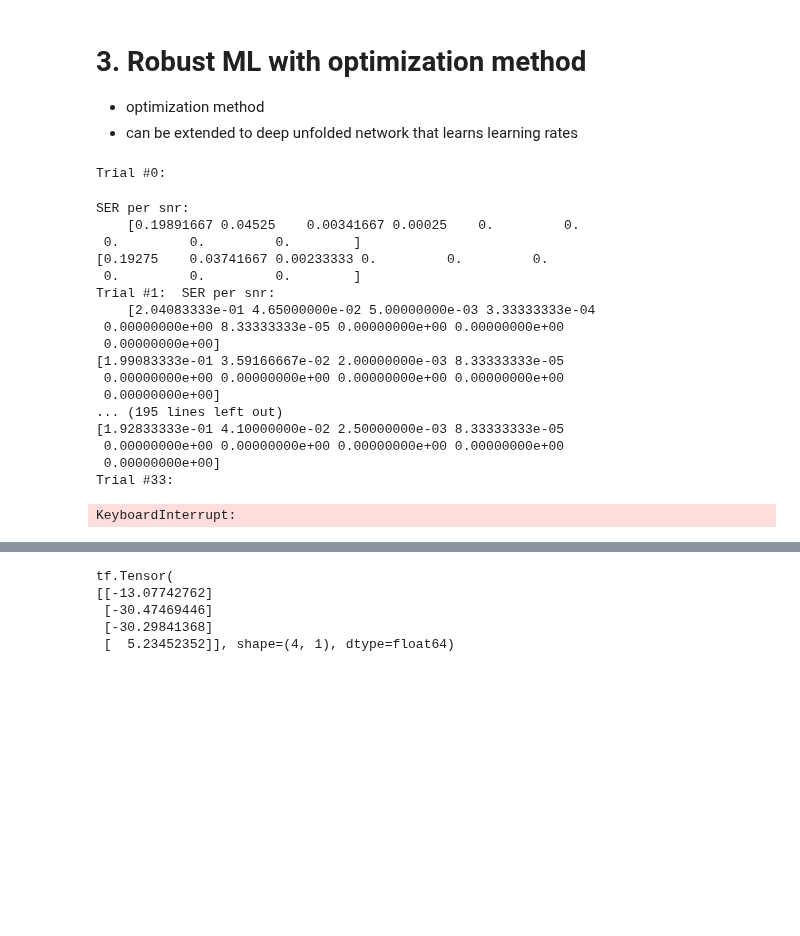
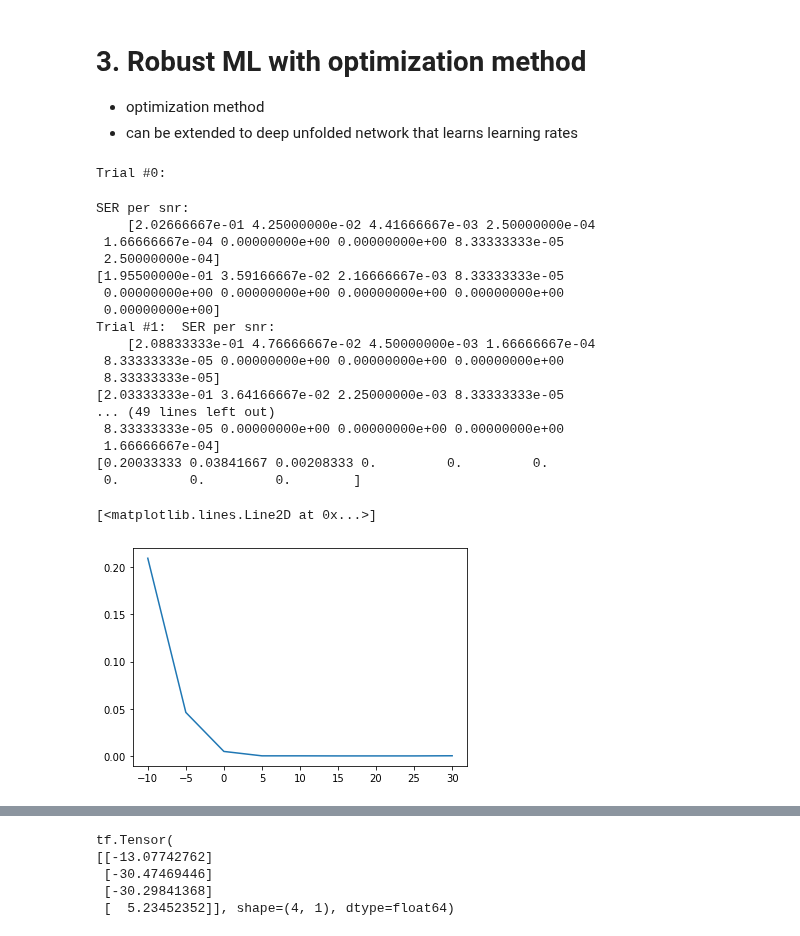
Before and after one commit to IISL-HYU/comm, a Jupyter notebook: robust_ML.ipynb, the cells around one changed output, grey strips where cells are left out. Saved outputs shown, nothing was run; the diff lists cells and outputs as text; code cells hidden in the pictures; blank space fills up the shorter version.

```diff
--- a/robust_ML.ipynb
+++ b/robust_ML.ipynb
@@ -310,7 +310,7 @@ def nML_robust(H_re, y_re):
     x_tilde = x_tilde_re[:, :K, :] + 1j * x_tilde_re[:, K:, :]
     return x_tilde
 # %%
-trials = 100
+trials = 10
 K = 4; N = 32; T = 3000; M = 4
 
 snr_min = -10
@@ -348,48 +348,49 @@ for t in range(trials):
         # near ML estimation(functional)
         G_tilde = H_re * y_re
         x_init = initialize(G_tilde=G_tilde, y_re=y_re)
         # x_init_c = x_init[:, :K, :] + 1j * x_init[:, K:, :]
         x_tilde = nML_robust(H_re, y_re)
         x_det_first_stage = symbol_by_symbol(x_tilde=x_tilde, constellation_points=constellation_points)
         # x_det = symbol_by_symbol(x_tilde=x_init_c, constellation_points=constellation_points)
         x_hat_ML = ml(y_re=y_re, H_re=H_re, symbol_space=symbol_space, snr_dB=snr)
 
 
         ser = np.sum(1 - np.isclose(x_det_first_stage, x)) / (T * K)
         # ser_init = np.sum(1 - np.isclose(x_det, x)) / (T * K)
         ser_ml = np.sum(1 - np.isclose(x_hat_ML, x)) / (T * K)
 
         sers.append([ser, ser_ml])
 
     sers = np.array(sers)
     print("SER per snr:  \n   ", sers[:, 0].squeeze())
     print(sers[:, 1].squeeze())
     # print(sers[:, 2].squeeze())
     sers_avg += sers
 
 sers_avg /= trials
 
 plt.plot(snr_lst, sers[:, 0])
 # %% [output]
 Trial #0:
 SER per snr:
-    [0.19891667 0.04525    0.00341667 0.00025    0.         0.
- 0.         0.         0.        ]
-[0.19275    0.03741667 0.00233333 0.         0.         0.
- 0.         0.         0.        ]
-Trial #1:  SER per snr:
-    [2.04083333e-01 4.65000000e-02 5.00000000e-03 3.33333333e-04
- 0.00000000e+00 8.33333333e-05 0.00000000e+00 0.00000000e+00
- 0.00000000e+00]
-[1.99083333e-01 3.59166667e-02 2.00000000e-03 8.33333333e-05
+    [2.02666667e-01 4.25000000e-02 4.41666667e-03 2.50000000e-04
+ 1.66666667e-04 0.00000000e+00 0.00000000e+00 8.33333333e-05
+ 2.50000000e-04]
+[1.95500000e-01 3.59166667e-02 2.16666667e-03 8.33333333e-05
  0.00000000e+00 0.00000000e+00 0.00000000e+00 0.00000000e+00
  0.00000000e+00]
-... (195 lines left out)
-[1.92833333e-01 4.10000000e-02 2.50000000e-03 8.33333333e-05
- 0.00000000e+00 0.00000000e+00 0.00000000e+00 0.00000000e+00
- 0.00000000e+00]
-Trial #33:
+Trial #1:  SER per snr:
+    [2.08833333e-01 4.76666667e-02 4.50000000e-03 1.66666667e-04
+ 8.33333333e-05 0.00000000e+00 0.00000000e+00 0.00000000e+00
+ 8.33333333e-05]
+[2.03333333e-01 3.64166667e-02 2.25000000e-03 8.33333333e-05
+... (49 lines left out)
+ 8.33333333e-05 0.00000000e+00 0.00000000e+00 0.00000000e+00
+ 1.66666667e-04]
+[0.20033333 0.03841667 0.00208333 0.         0.         0.
+ 0.         0.         0.        ]
-KeyboardInterrupt:
+[<matplotlib.lines.Line2D at 0x...>]
+[figure, added]
 # %%
 
 plt.figure(figsize=(9, 9))
```
Also changed, not shown: parts of 1 cell of this notebook.
